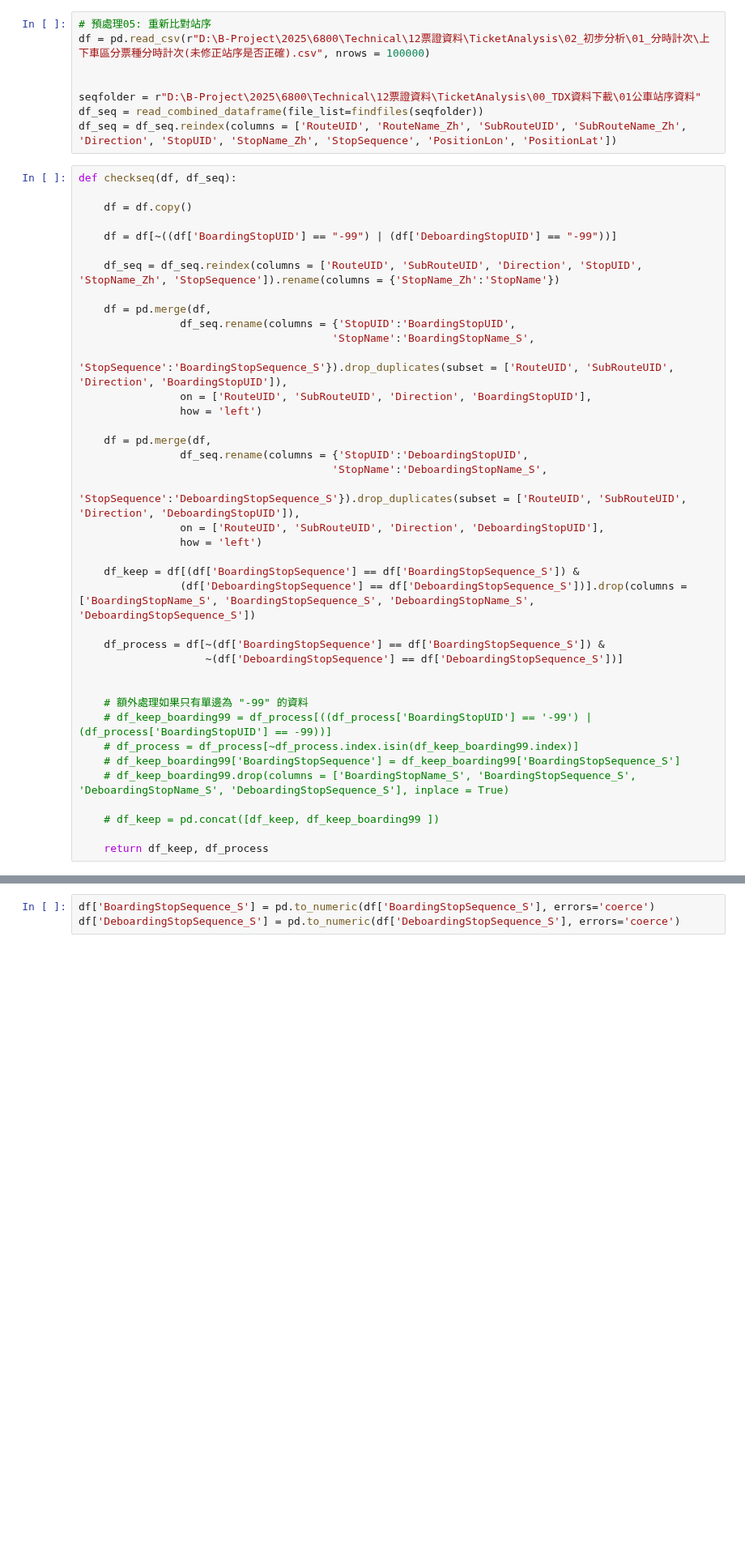
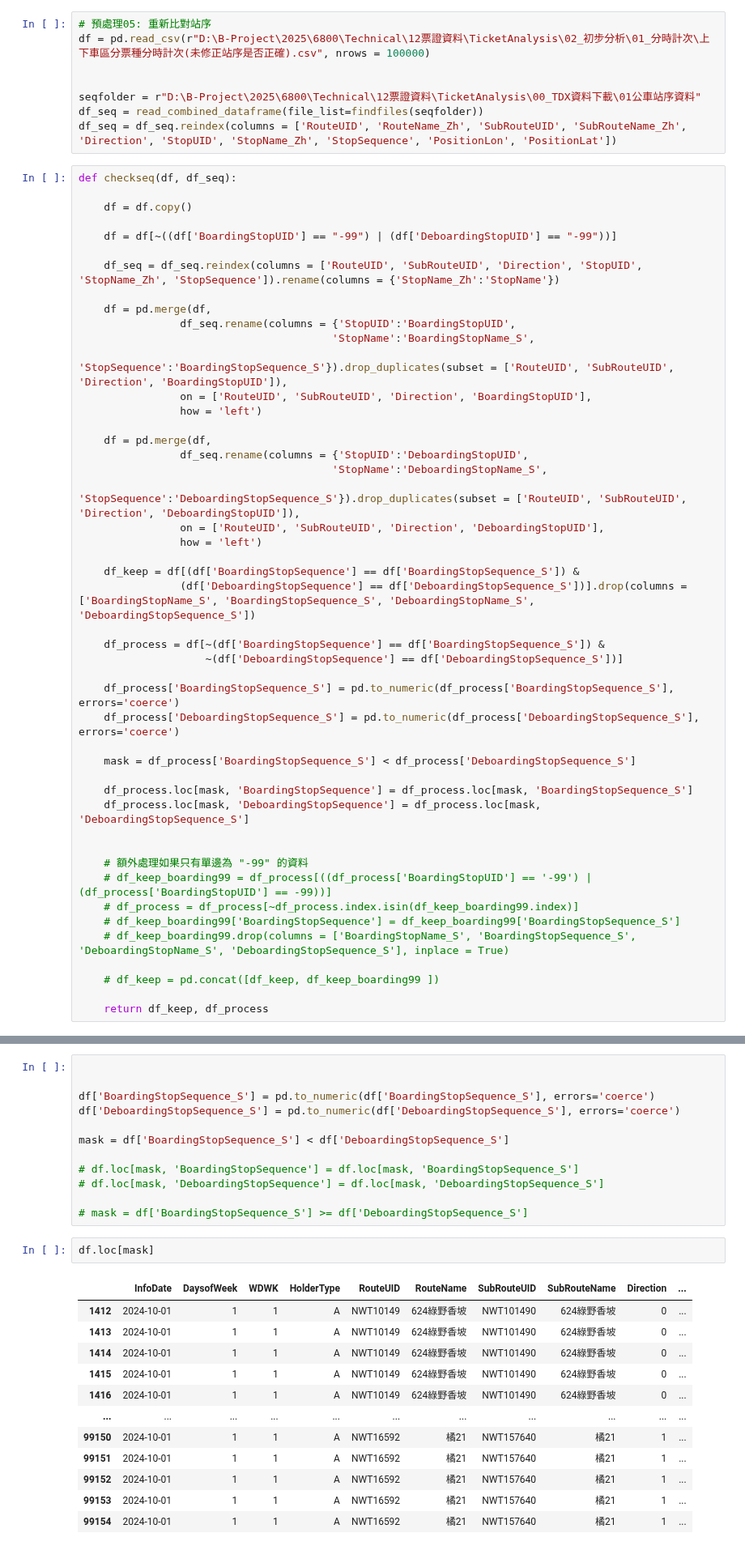
Before and after one commit to KaiChiehKJ/THI-6800-BusTicket, a Jupyter notebook: 03_TicketAnalysisCode.ipynb, the cells around one changed output, grey strips where cells are left out. Shown at 81% size. Drawn from its saved outputs; the diff is of its cells as text; blank space fills up the shorter version.

```diff
--- a/03_TicketAnalysisCode.ipynb
+++ b/03_TicketAnalysisCode.ipynb
@@ -835,6 +835,14 @@ def checkseq(df, df_seq):
     df_process = df[~(df['BoardingStopSequence'] == df['BoardingStopSequence_S']) &
                     ~(df['DeboardingStopSequence'] == df['DeboardingStopSequence_S'])]
 
+    df_process['BoardingStopSequence_S'] = pd.to_numeric(df_process['BoardingStopSequence_S'], errors='coerce')
+    df_process['DeboardingStopSequence_S'] = pd.to_numeric(df_process['DeboardingStopSequence_S'], errors='coerce')
+
+    mask = df_process['BoardingStopSequence_S'] < df_process['DeboardingStopSequence_S']
+
+    df_process.loc[mask, 'BoardingStopSequence'] = df_process.loc[mask, 'BoardingStopSequence_S']
+    df_process.loc[mask, 'DeboardingStopSequence'] = df_process.loc[mask, 'DeboardingStopSequence_S']
+
 
     # 額外處理如果只有單邊為 "-99" 的資料
     # df_keep_boarding99 = df_process[((df_process['BoardingStopUID'] == '-99') | (df_process['BoardingStopUID'] == -99))]
@@ -850,3 +869,27 @@ dfkeep, df = checkseq(df, df_seq)
 # %%
+
+
 df['BoardingStopSequence_S'] = pd.to_numeric(df['BoardingStopSequence_S'], errors='coerce')
 df['DeboardingStopSequence_S'] = pd.to_numeric(df['DeboardingStopSequence_S'], errors='coerce')
+
+mask = df['BoardingStopSequence_S'] < df['DeboardingStopSequence_S']
+
+# df.loc[mask, 'BoardingStopSequence'] = df.loc[mask, 'BoardingStopSequence_S']
+# df.loc[mask, 'DeboardingStopSequence'] = df.loc[mask, 'DeboardingStopSequence_S']
+
+# mask = df['BoardingStopSequence_S'] >= df['DeboardingStopSequence_S']
+# %%
+df.loc[mask]
+# %% [output]
+|  | InfoDate | DaysofWeek | WDWK | HolderType | RouteUID | RouteName | SubRouteUID | SubRouteName | Direction | ... |
+| 1412 | 2024-10-01 | 1 | 1 | A | NWT10149 | 624綠野香坡 | NWT101490 | 624綠野香坡 | 0 | ... |
+| 1413 | 2024-10-01 | 1 | 1 | A | NWT10149 | 624綠野香坡 | NWT101490 | 624綠野香坡 | 0 | ... |
+| 1414 | 2024-10-01 | 1 | 1 | A | NWT10149 | 624綠野香坡 | NWT101490 | 624綠野香坡 | 0 | ... |
+| 1415 | 2024-10-01 | 1 | 1 | A | NWT10149 | 624綠野香坡 | NWT101490 | 624綠野香坡 | 0 | ... |
+| 1416 | 2024-10-01 | 1 | 1 | A | NWT10149 | 624綠野香坡 | NWT101490 | 624綠野香坡 | 0 | ... |
+| ... | ... | ... | ... | ... | ... | ... | ... | ... | ... | ... |
+| 99150 | 2024-10-01 | 1 | 1 | A | NWT16592 | 橘21 | NWT157640 | 橘21 | 1 | ... |
+| 99151 | 2024-10-01 | 1 | 1 | A | NWT16592 | 橘21 | NWT157640 | 橘21 | 1 | ... |
+| 99152 | 2024-10-01 | 1 | 1 | A | NWT16592 | 橘21 | NWT157640 | 橘21 | 1 | ... |
+| 99153 | 2024-10-01 | 1 | 1 | A | NWT16592 | 橘21 | NWT157640 | 橘21 | 1 | ... |
+| 99154 | 2024-10-01 | 1 | 1 | A | NWT16592 | 橘21 | NWT157640 | 橘21 | 1 | ... |
```
Also changed, not shown: parts of 2 cells of this notebook.
